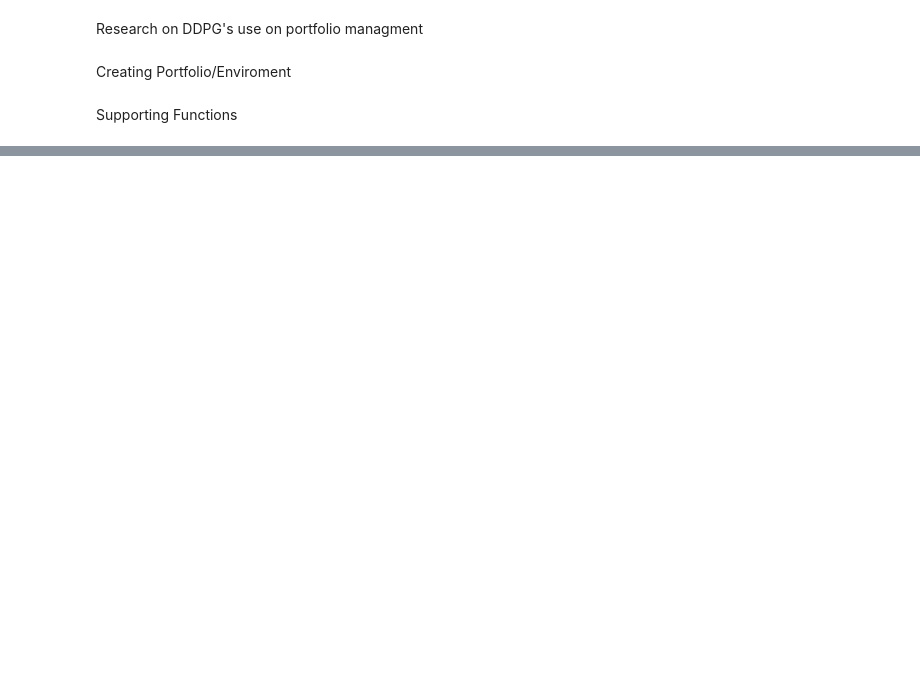
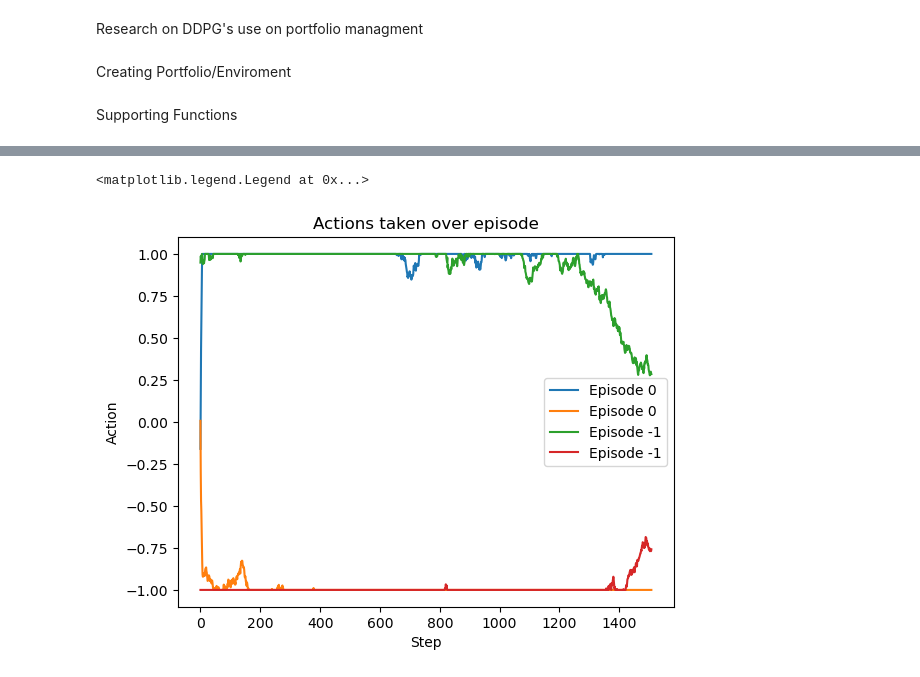
Before and after one commit to MDBowen/StockPred, a Jupyter notebook: Reinfocement_Learning/ddpg_portfolio_managment.ipynb, the cells around one changed output, grey strips where cells are left out. Saved outputs shown, nothing was run; the diff lists cells and outputs as text; code cells hidden in the pictures; blank space fills up the shorter version.

```diff
--- a/Reinfocement_Learning/ddpg_portfolio_managment.ipynb
+++ b/Reinfocement_Learning/ddpg_portfolio_managment.ipynb
@@ -418,0 +455,12 @@ KeyboardInterrupt:
+# %%
+actions = np.array(all_actions)
+
+plt.plot(actions[0], label="Episode 0")
+plt.plot(actions[-1], label="Episode -1")
+plt.title("Actions taken over episode")
+plt.xlabel("Step")
+plt.ylabel("Action")
+plt.legend()
+# %% [output]
+<matplotlib.legend.Legend at 0x...>
+[figure, added]
```
Also changed, not shown: parts of 9 cells of this notebook.
